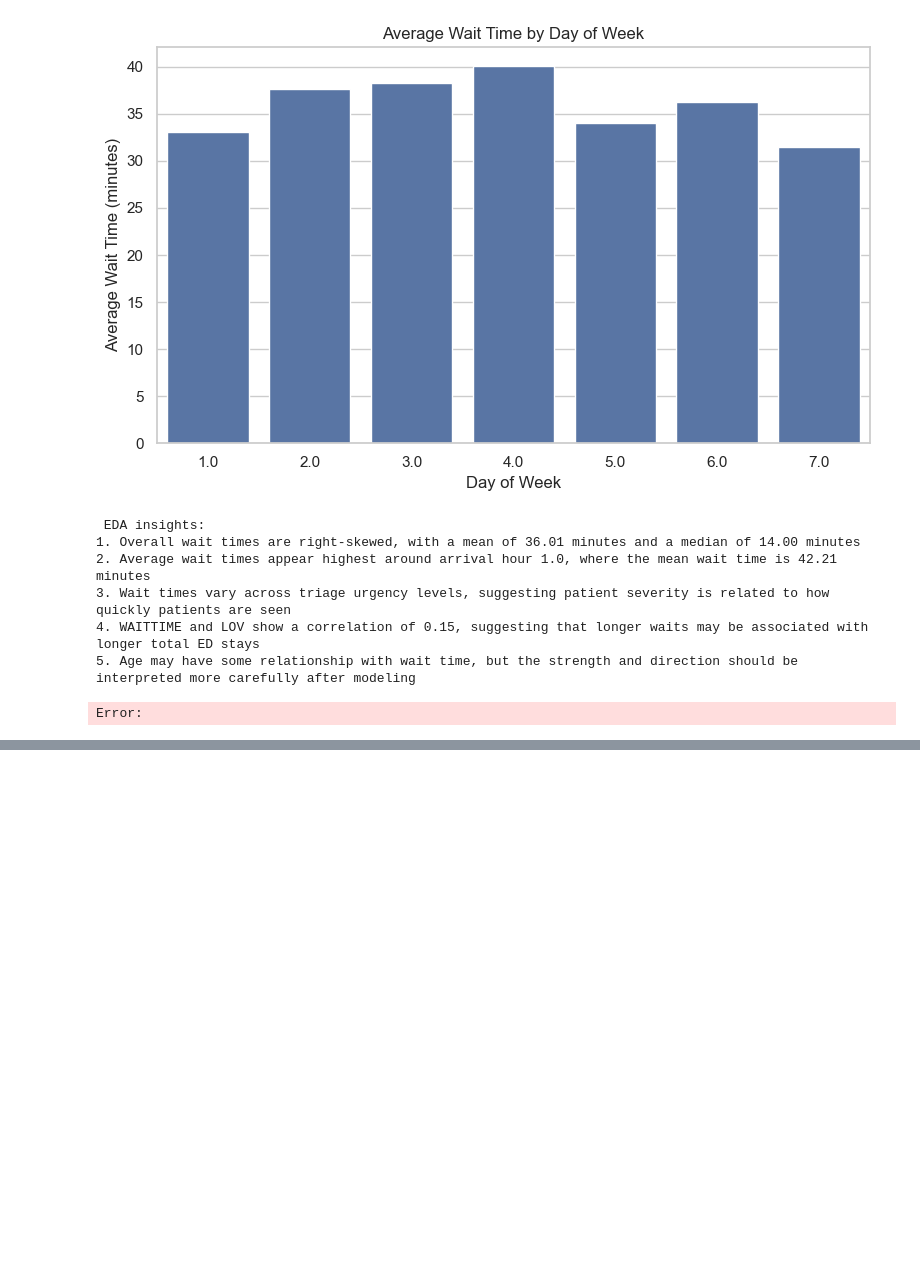
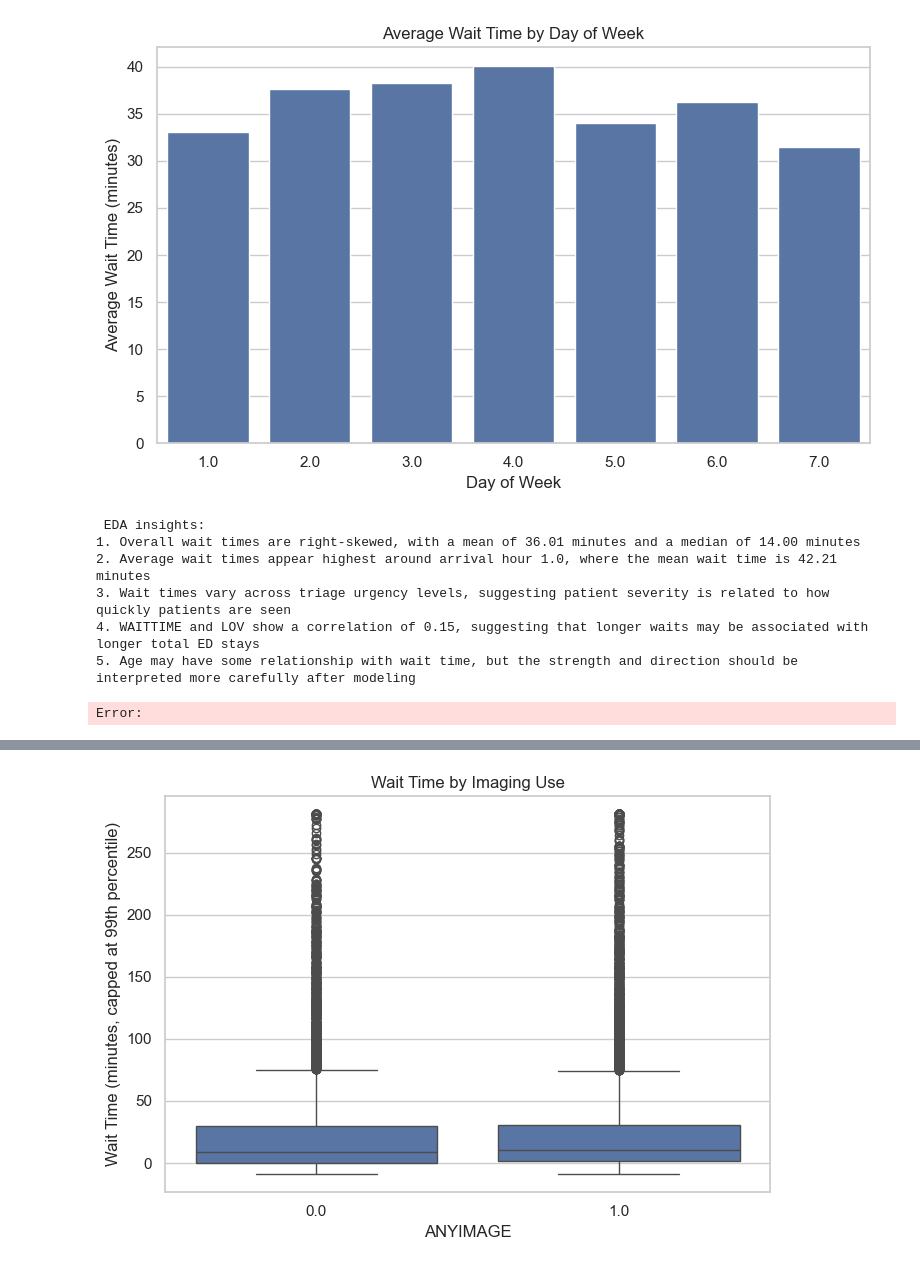
Before and after one commit to salmaibr2/EDWaitTime, a Jupyter notebook: notebooks/eda.ipynb, the cells around one changed output, grey strips where cells are left out. Cells and saved outputs as stored; diff of their text form; code cells hidden in the pictures; blank space fills up the shorter version.

```diff
--- a/notebooks/eda.ipynb
+++ b/notebooks/eda.ipynb
@@ -954,0 +1112,11 @@ Error:
+# %%
+if "ANYIMAGE" in plot_resource_ops_df.columns:
+    plt.figure(figsize=(7, 5))
+    sns.boxplot(data=plot_resource_ops_df, x="ANYIMAGE", y="WAITTIME_CAPPED")
+    plt.title("Wait Time by Imaging Use")
+    plt.xlabel("ANYIMAGE")
+    plt.ylabel("Wait Time (minutes, capped at 99th percentile)")
+    plt.tight_layout()
+    plt.show()
+# %% [output]
+[figure, added]
```
Also changed, not shown: parts of 10 cells of this notebook.
